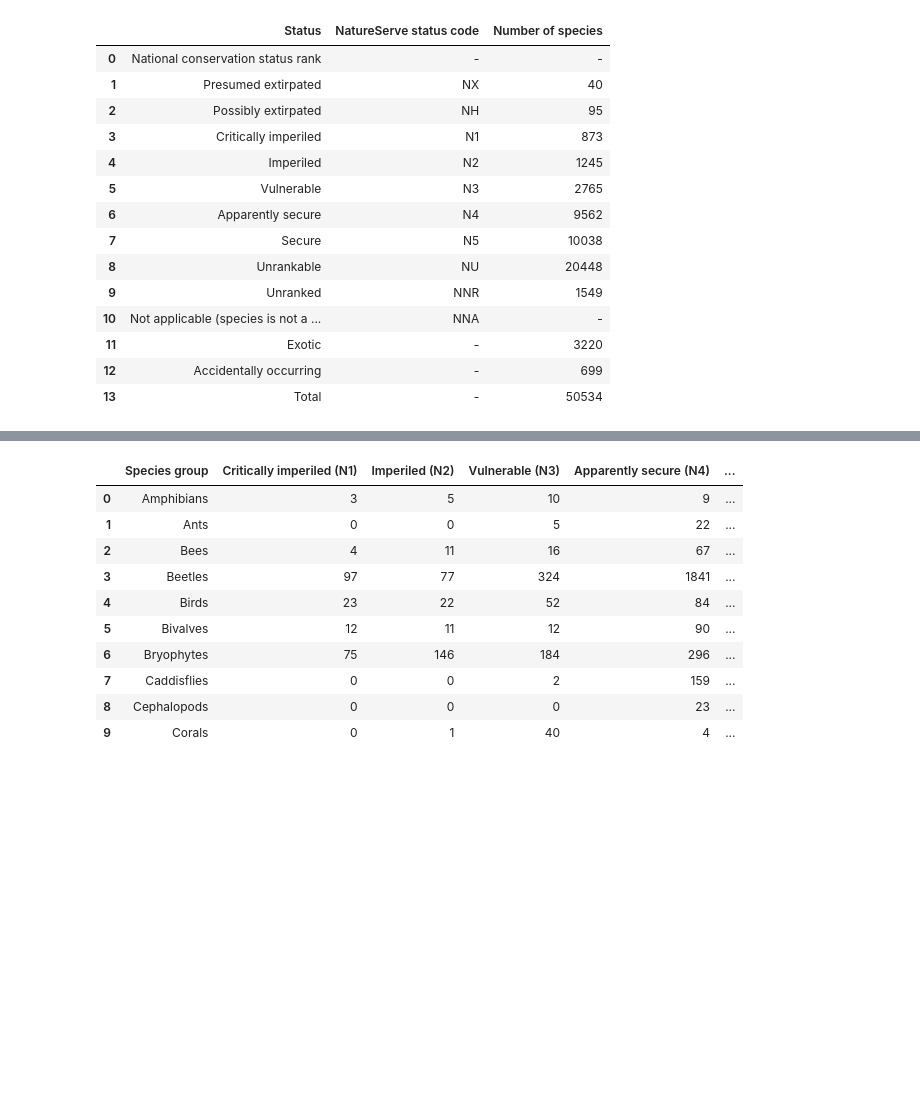
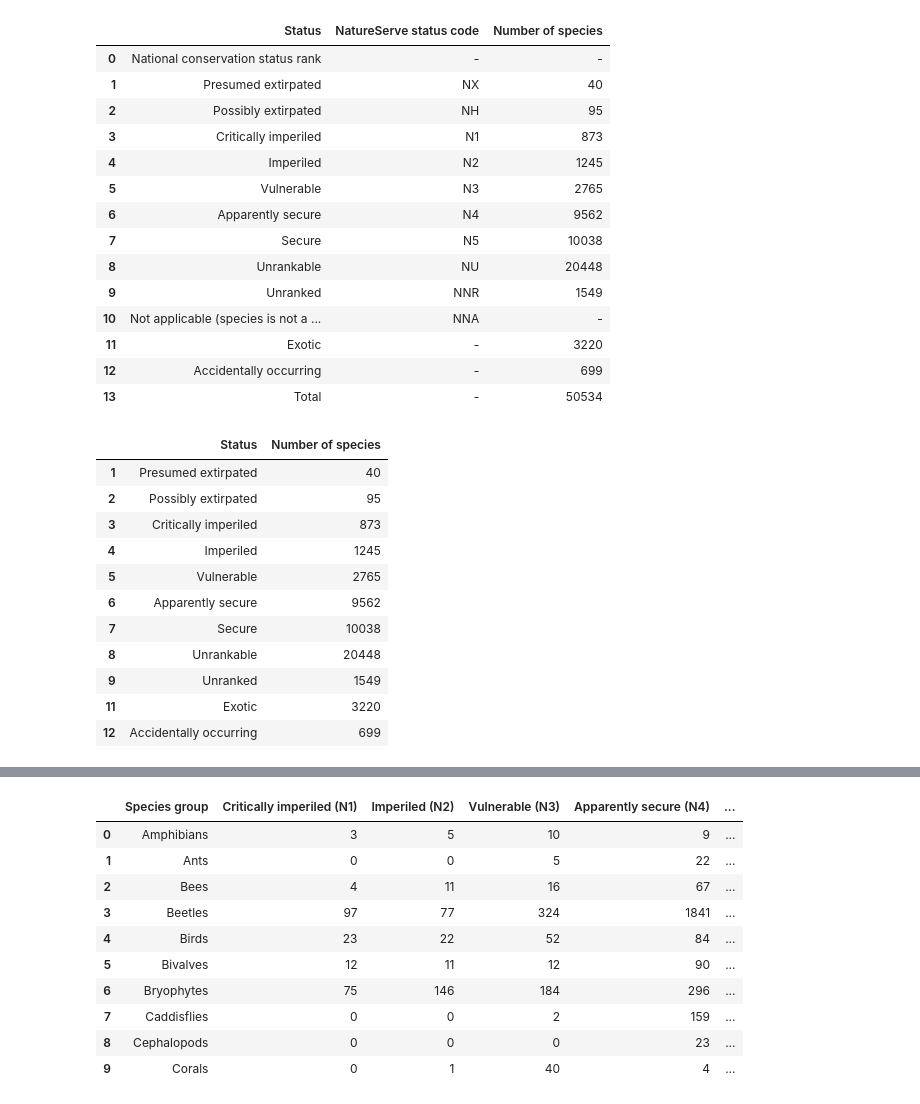
Before and after one commit to kristianrafuse/Project-3-Canadian-Biodiversity-and-Global-Forest-Decline, a Jupyter notebook: DataClean.ipynb, the cells around one changed output, grey strips where cells are left out. Saved outputs shown, nothing was run; the diff lists cells and outputs as text; code cells hidden in the pictures; blank space fills up the shorter version.

```diff
--- a/DataClean.ipynb
+++ b/DataClean.ipynb
@@ -65,3 +69,18 @@ national_df = national_df.replace('-', np.nan)
+# %%
+national_df
+# %% [output]
+|  | Status | Number of species |
+| 1 | Presumed extirpated | 40 |
+| 2 | Possibly extirpated | 95 |
+| 3 | Critically imperiled | 873 |
+| 4 | Imperiled | 1245 |
+| 5 | Vulnerable | 2765 |
+| 6 | Apparently secure | 9562 |
+| 7 | Secure | 10038 |
+| 8 | Unrankable | 20448 |
+| 9 | Unranked | 1549 |
+| 11 | Exotic | 3220 |
+| 12 | Accidentally occurring | 699 |
 # %%
 national_df.info()
 # %% [output]
```
Also changed, not shown: parts of 5 cells of this notebook, 4 other files.
